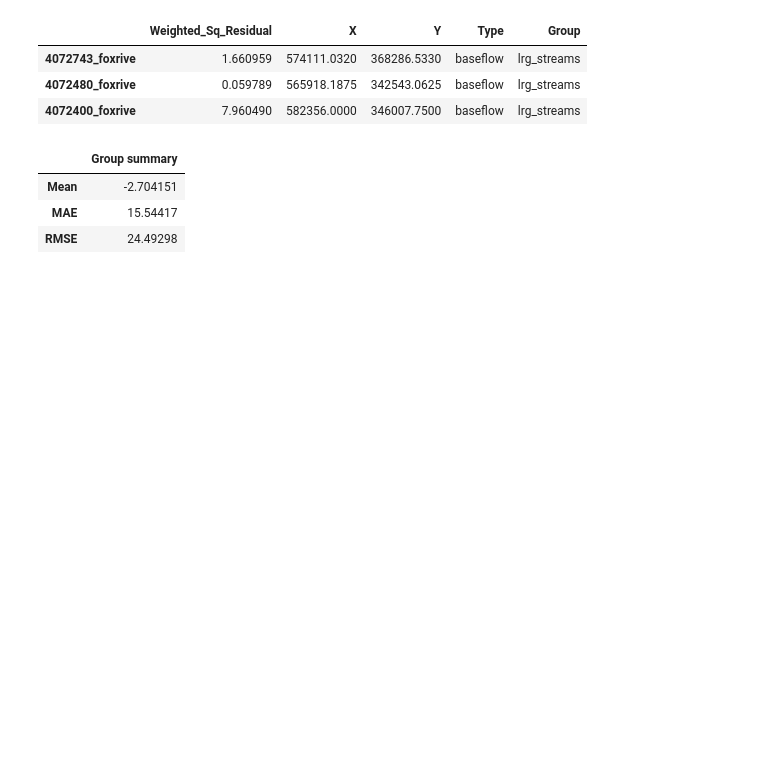
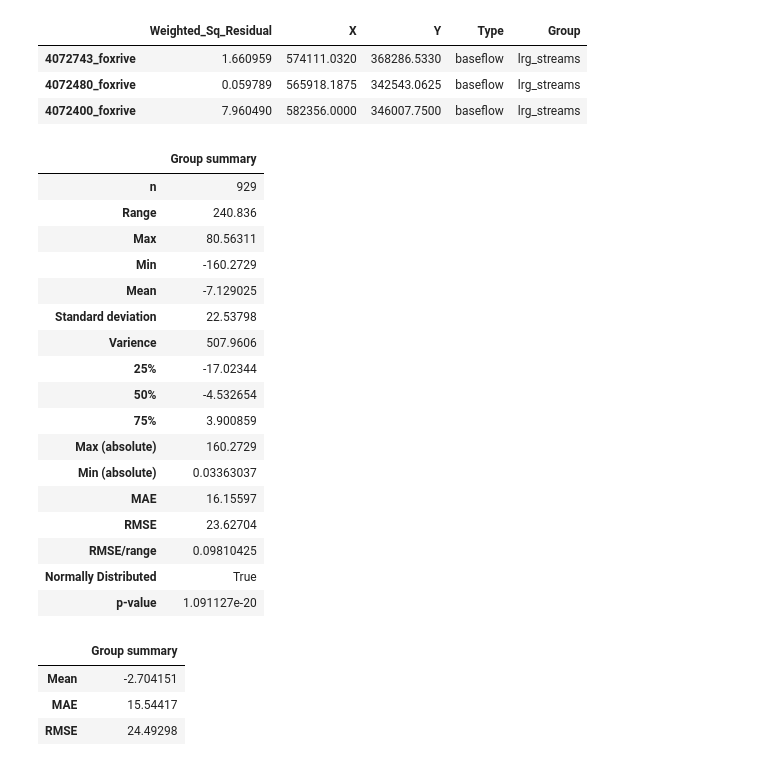
Before and after one commit to PESTools/pestools, a Jupyter notebook: examples/Res.ipynb, the cells around one changed output. Drawn from its saved outputs; the diff is of its cells as text; code cells hidden in the pictures; blank space fills up the shorter version.

```diff
--- a/examples/Res.ipynb
+++ b/examples/Res.ipynb
@@ -81,6 +81,27 @@ res.phi[[True if 'fox' in n else False for n in res.phi.index] & (res.phi.Group
 | 4072743_foxrive | 1.660959 | 574111.0320 | 368286.5330 | baseflow | lrg_streams |
 | 4072480_foxrive | 0.059789 | 565918.1875 | 342543.0625 | baseflow | lrg_streams |
 | 4072400_foxrive | 7.960490 | 582356.0000 | 346007.7500 | baseflow | lrg_streams |
+# %%
+res.describe_groups(['head_good','head_fair'])
+# %% [output]
+|  | Group summary |
+| n | 929 |
+| Range | 240.836 |
+| Max | 80.56311 |
+| Min | -160.2729 |
+| Mean | -7.129025 |
+| Standard deviation | 22.53798 |
+| Varience | 507.9606 |
+| 25% | -17.02344 |
+| 50% | -4.532654 |
+| 75% | 3.900859 |
+| Max (absolute) | 160.2729 |
+| Min (absolute) | 0.03363037 |
+| MAE | 16.15597 |
+| RMSE | 23.62704 |
+| RMSE/range | 0.09810425 |
+| Normally Distributed | True |
+| p-value | 1.091127e-20 |
 # %%
 res.describe_groups('head_good').ix[['Mean', 'MAE', 'RMSE']]
 # %% [output]
```
Also changed, not shown: 2 other files.
